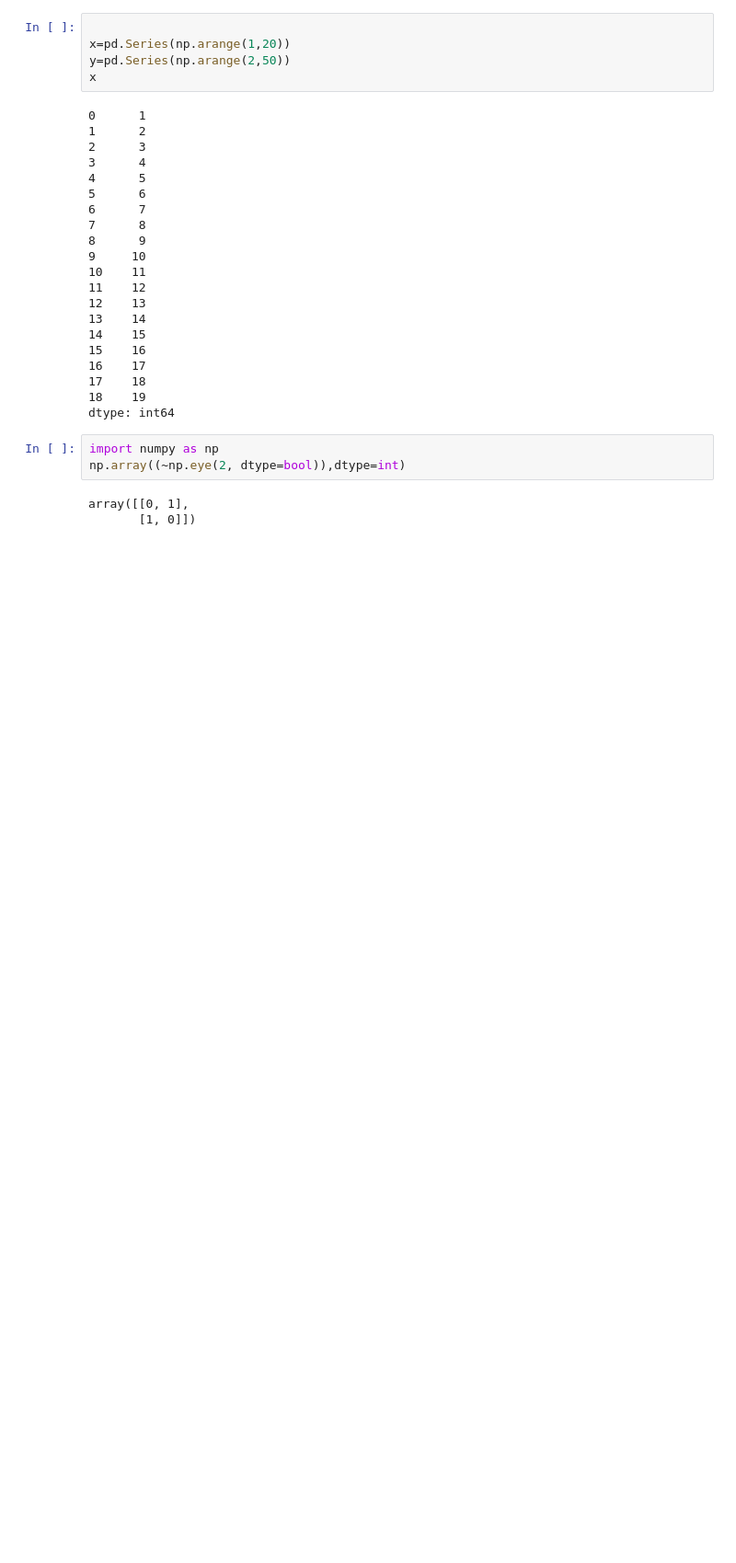
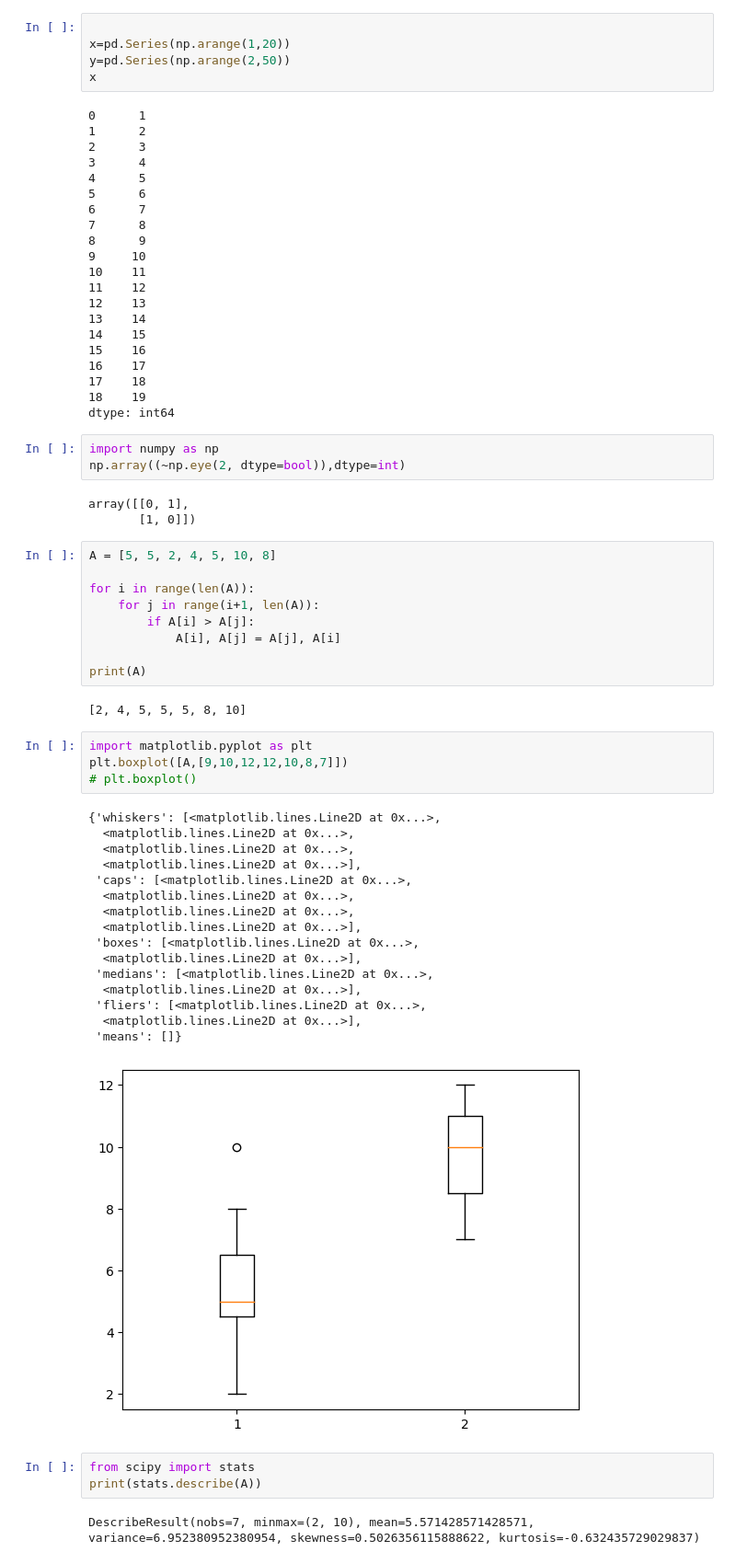
Before and after one commit to panupam/eco613, a Jupyter notebook: lec1.ipynb, the cells around one changed output. Shown: that part at 92% size. Cells and saved outputs as stored; diff of their text form; blank space fills up the shorter version.

```diff
--- a/lec1.ipynb
+++ b/lec1.ipynb
@@ -258,3 +258,40 @@ np.array((~np.eye(2, dtype=bool)),dtype=int)
 # %% [output]
 array([[0, 1],
        [1, 0]])
+# %%
+A = [5, 5, 2, 4, 5, 10, 8]
+
+for i in range(len(A)):
+    for j in range(i+1, len(A)):
+        if A[i] > A[j]:
+            A[i], A[j] = A[j], A[i]
+
+print(A)
+# %% [output]
+[2, 4, 5, 5, 5, 8, 10]
+# %%
+import matplotlib.pyplot as plt
+plt.boxplot([A,[9,10,12,12,10,8,7]])
+# plt.boxplot()
+# %% [output]
+{'whiskers': [<matplotlib.lines.Line2D at 0x...>,
+  <matplotlib.lines.Line2D at 0x...>,
+  <matplotlib.lines.Line2D at 0x...>,
+  <matplotlib.lines.Line2D at 0x...>],
+ 'caps': [<matplotlib.lines.Line2D at 0x...>,
+  <matplotlib.lines.Line2D at 0x...>,
+  <matplotlib.lines.Line2D at 0x...>,
+  <matplotlib.lines.Line2D at 0x...>],
+ 'boxes': [<matplotlib.lines.Line2D at 0x...>,
+  <matplotlib.lines.Line2D at 0x...>],
+ 'medians': [<matplotlib.lines.Line2D at 0x...>,
+  <matplotlib.lines.Line2D at 0x...>],
+ 'fliers': [<matplotlib.lines.Line2D at 0x...>,
+  <matplotlib.lines.Line2D at 0x...>],
+ 'means': []}
+[figure, added]
+# %%
+from scipy import stats
+print(stats.describe(A))
+# %% [output]
+DescribeResult(nobs=7, minmax=(2, 10), mean=5.571428571428571, variance=6.952380952380954, skewness=0.5026356115888622, kurtosis=-0.632435729029837)
```
Also changed, not shown: parts of 5 cells of this notebook, 9 other files.
